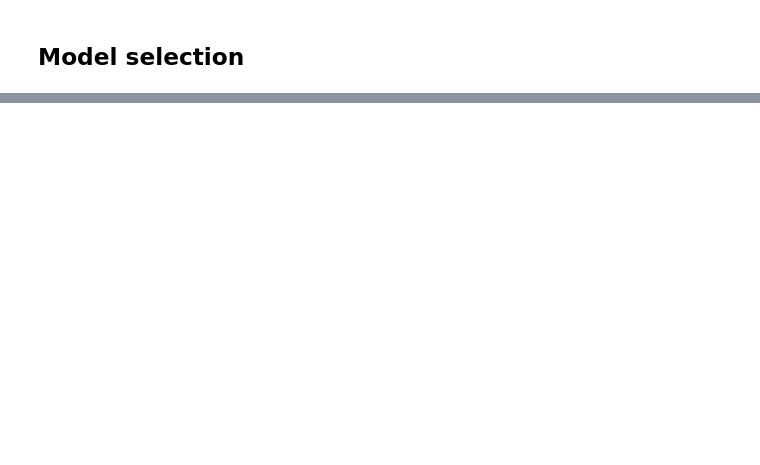
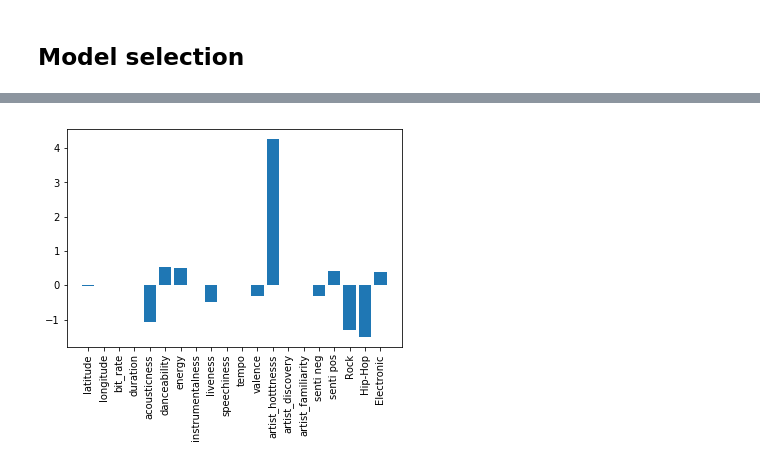
Before and after one commit to kathyyli/DS_project, a Jupyter notebook: DS project v2.ipynb, the cells around one changed output, grey strips where cells are left out. Cells and saved outputs as stored; diff of their text form; code cells hidden in the pictures; blank space fills up the shorter version.

```diff
--- a/DS project v2.ipynb
+++ b/DS project v2.ipynb
@@ -376,3 +462,14 @@ print(importances)
+# %%
+# Plot coefficient importance
+plt.bar(np.arange(len(regr.coef_[0])),regr.coef_[0])
+plt.xticks(np.arange(len(regr.coef_[0])), ['latitude', 'longitude', 'bit_rate', 'duration',
+       'acousticness', 'danceability', 'energy',
+       'instrumentalness', 'liveness', 'speechiness', 'tempo', 'valence',
+       'artist_hotttnesss', 'artist_discovery', 'artist_familiarity',
+       'senti neg', 'senti pos', 'Rock', 'Hip-Hop', 'Electronic'], rotation=90)
+plt.show()
+# %% [output]
+[figure, added]
 # %%
 # For 5-folds, split data into training and testing (one of the genres) - will repeat for other two genres (maybe write function to do this)
 
```
Also changed, not shown: parts of 16 cells of this notebook.
